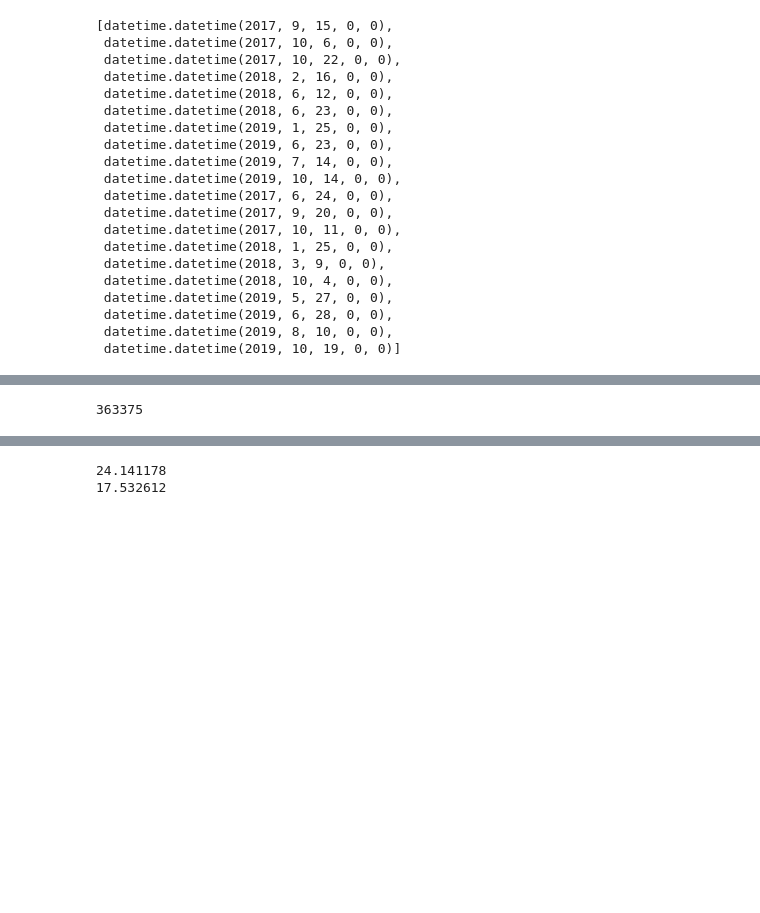
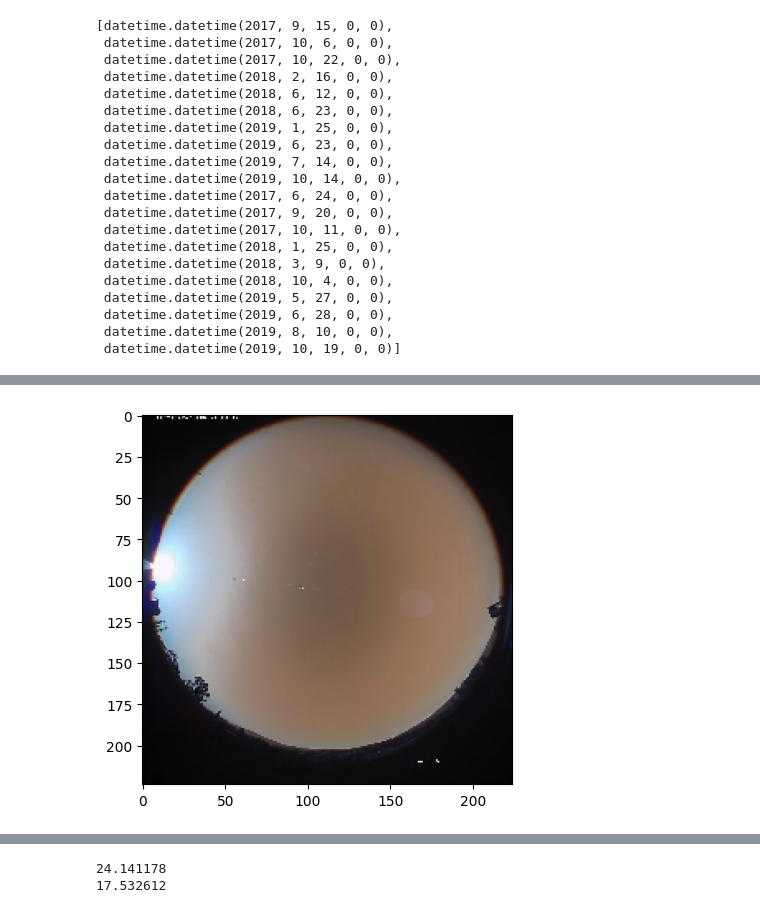
Before and after one commit to ph3rro/PVOutputPrediction, a Jupyter notebook: preprocessing/data_preprocess_forecast.ipynb, the cells around one changed output, grey strips where cells are left out. Cells and saved outputs as stored; diff of their text form; code cells hidden in the pictures; blank space fills up the shorter version.

```diff
--- a/preprocessing/data_preprocess_forecast.ipynb
+++ b/preprocessing/data_preprocess_forecast.ipynb
@@ -161,4 +154,5 @@ print(all_times_np)
-# %%
-print(n_images)
-# %% [output]
-363375
+# %%
+plt.imshow(all_images[6])
+plt.show()
+# %% [output]
+[figure, added]
```
Also changed, not shown: parts of 15 cells of this notebook, 8 other files.
